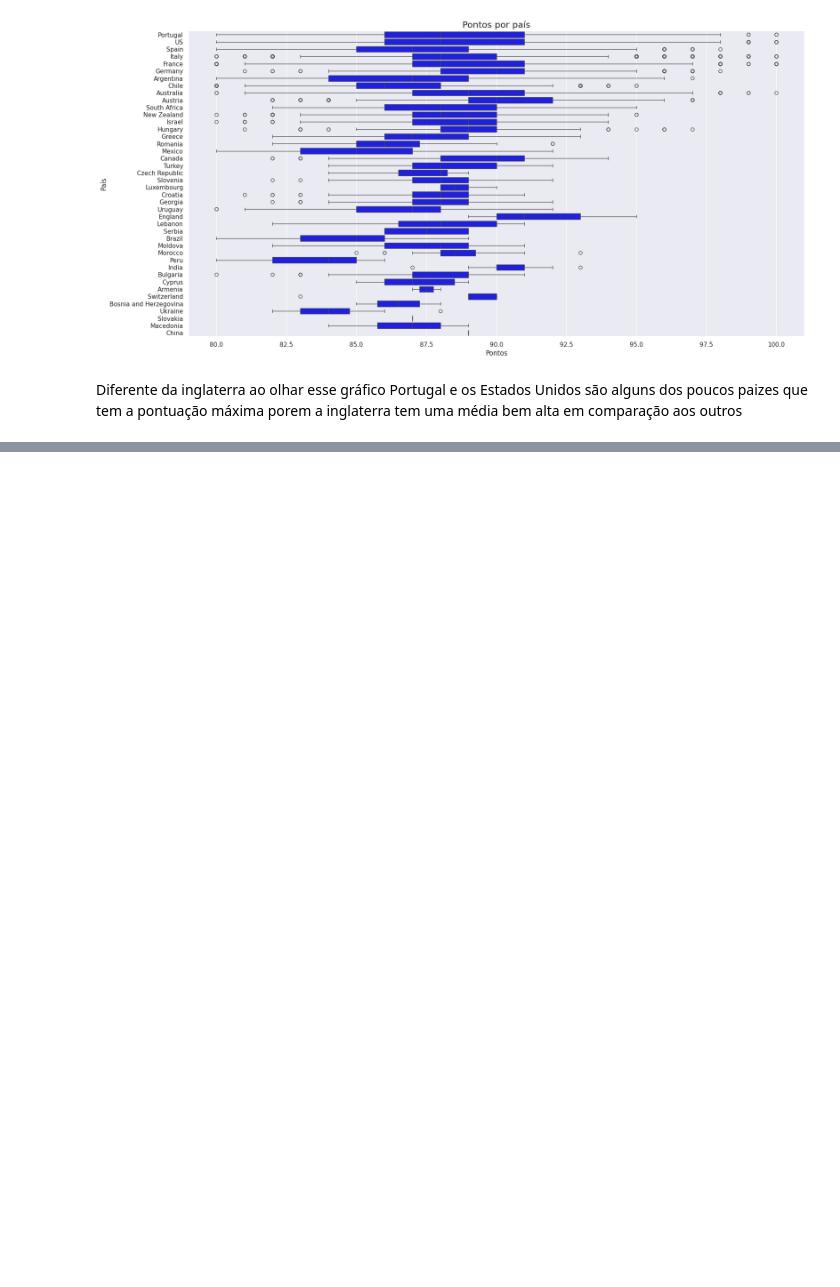
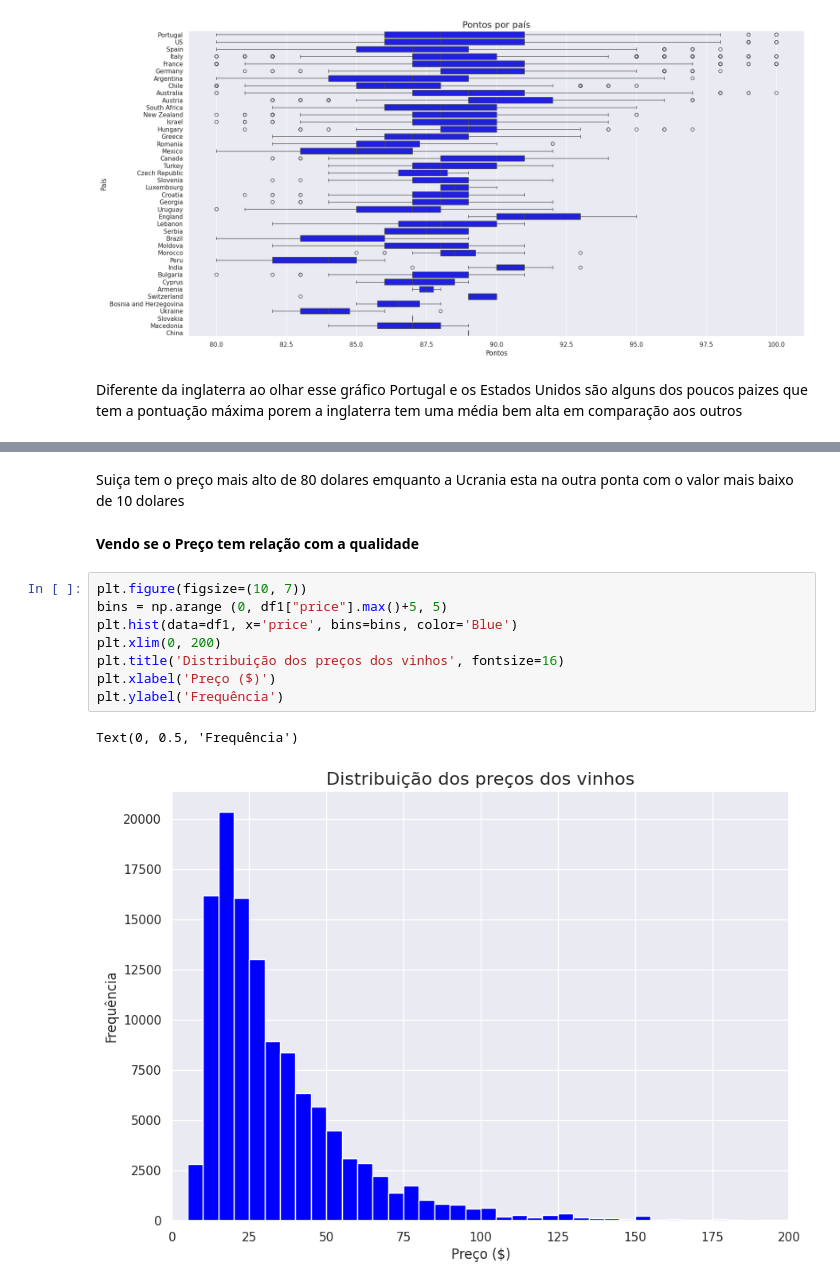
Before and after one commit to Bryan-Kan/Minera-o_de_Dados, a Jupyter notebook: Bryan_Braggion_Pimentel_de_Lima.ipynb, the cells around one changed output, grey strips where cells are left out. Drawn from its saved outputs; the diff is of its cells as text; blank space fills up the shorter version.

```diff
--- a/Bryan_Braggion_Pimentel_de_Lima.ipynb
+++ b/Bryan_Braggion_Pimentel_de_Lima.ipynb
@@ -353,0 +377,15 @@ Diferente da inglaterra ao olhar esse gráfico Portugal e os Estados Unidos são
+# %% [markdown]
+Suiça tem o preço mais alto de 80 dolares emquanto a Ucrania esta na outra ponta com o valor mais baixo de  10 dolares
+# %% [markdown]
+**Vendo se o Preço tem relação com a qualidade**
+# %%
+plt.figure(figsize=(10, 7))
+bins = np.arange (0, df1["price"].max()+5, 5)
+plt.hist(data=df1, x='price', bins=bins, color='Blue')
+plt.xlim(0, 200)
+plt.title('Distribuição dos preços dos vinhos', fontsize=16)
+plt.xlabel('Preço ($)')
+plt.ylabel('Frequência')
+# %% [output]
+Text(0, 0.5, 'Frequência')
+[figure, added]
```
Also changed, not shown: parts of 18 cells of this notebook.
